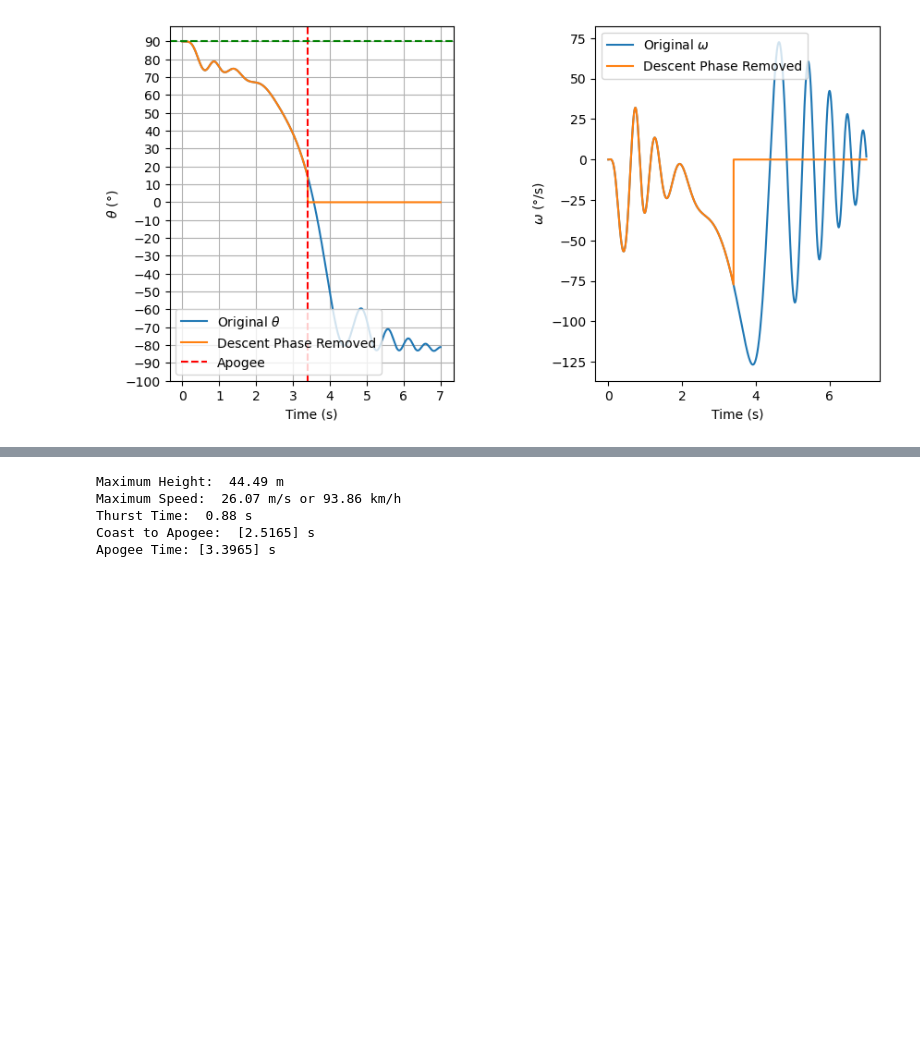
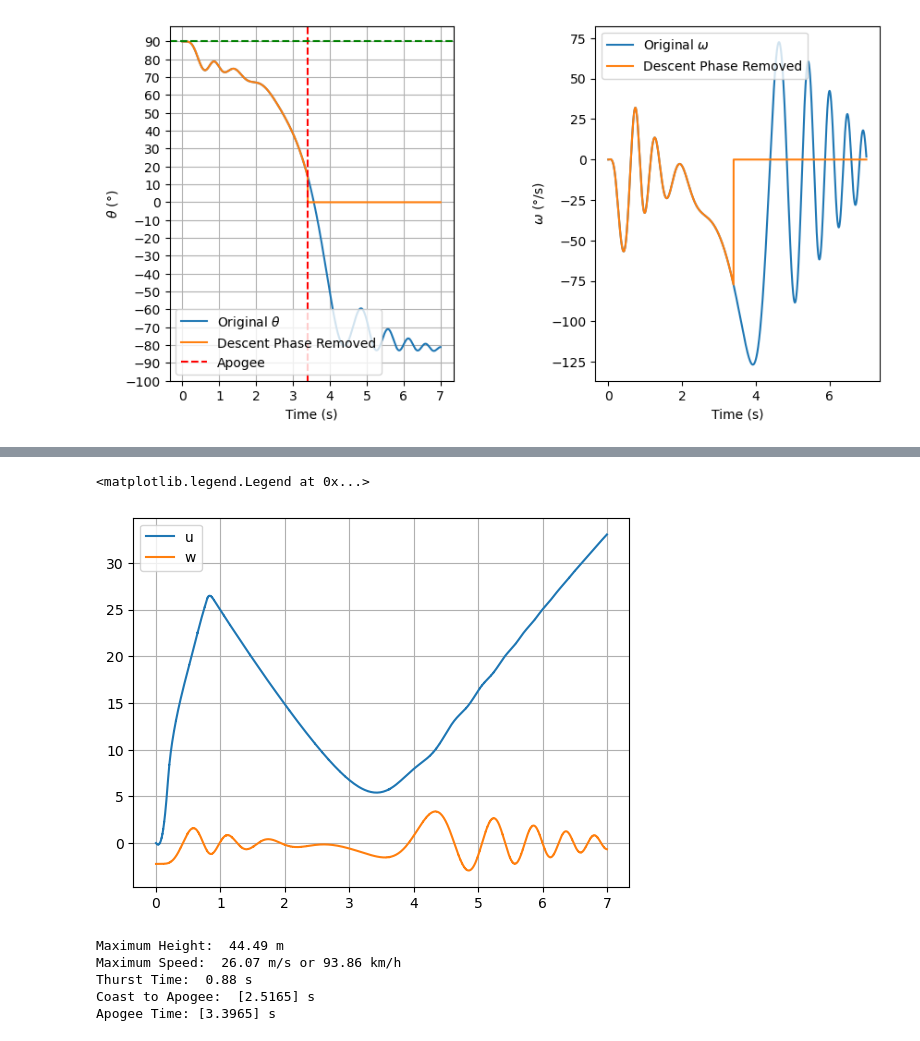
Before and after one commit to BamtolYy/rocket, a Jupyter notebook: simulation/2DRocketSimDraft.ipynb, the cells around one changed output, grey strips where cells are left out. Cells and saved outputs as stored; diff of their text form; code cells hidden in the pictures; blank space fills up the shorter version.

```diff
--- a/simulation/2DRocketSimDraft.ipynb
+++ b/simulation/2DRocketSimDraft.ipynb
@@ -460,3 +463,11 @@ plt.legend(['Original $\\alpha$','Descent Phase Removed'],loc=1)
+# %%
+plt.plot(tRecord,uRecord)
+plt.plot(tRecord,wRecord)
+plt.grid()
+plt.legend(['u','w'])
+# %% [output]
+<matplotlib.legend.Legend at 0x...>
+[figure, added]
 # %%
 # ## Check Thrust
 # check =[]
```
Also changed, not shown: parts of 6 cells of this notebook, 2 other files.
